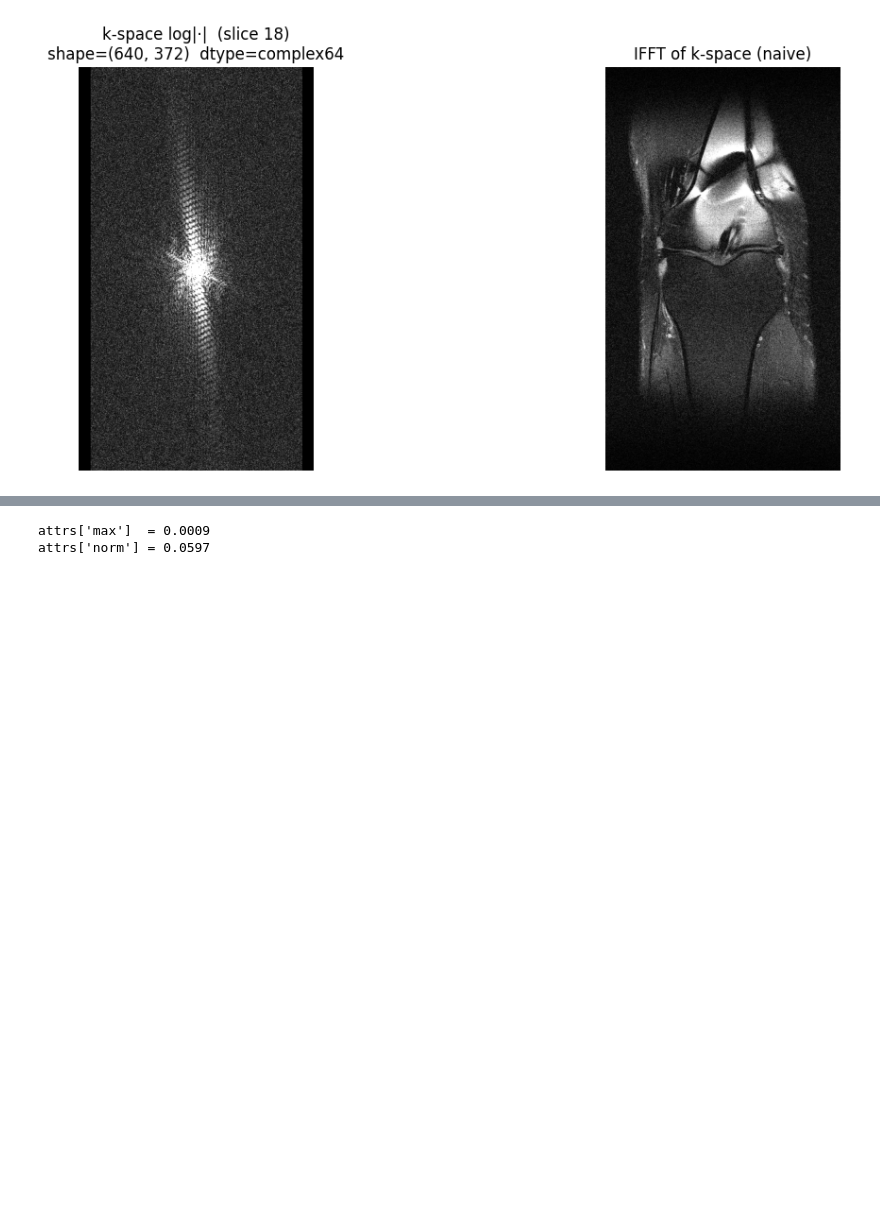
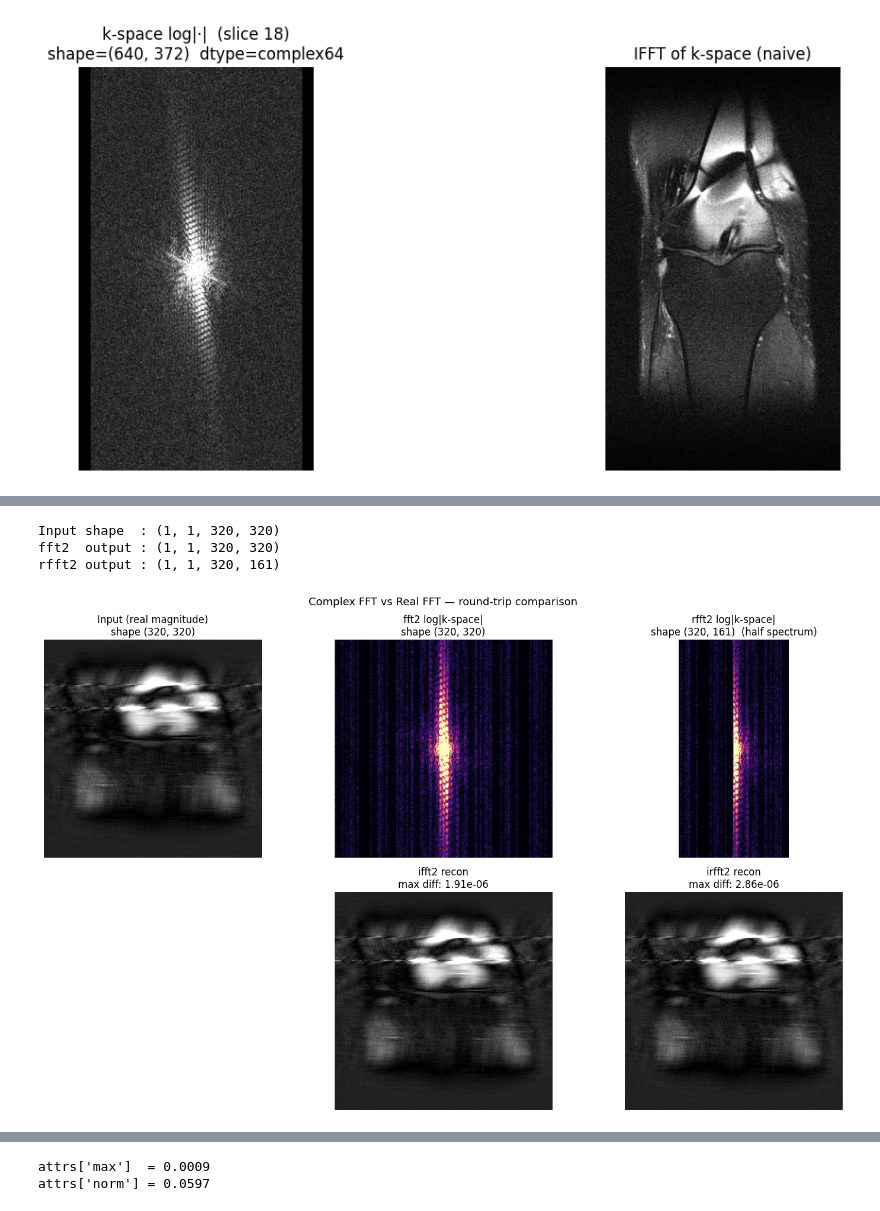
Before and after one commit to amlannag/MambaCS, a Jupyter notebook: notebooks/kspace_analysis.ipynb, the cells around one changed output, grey strips where cells are left out. Drawn from its saved outputs; the diff is of its cells as text; code cells hidden in the pictures; blank space fills up the shorter version.

```diff
--- a/notebooks/kspace_analysis.ipynb
+++ b/notebooks/kspace_analysis.ipynb
@@ -39,2 +128,68 @@ kspace : (36, 640, 372) complex64
+# %%
+import torch
+import numpy as np
+import matplotlib.pyplot as plt
+
+# Use the real magnitude image from image-domain pipeline
+real_img = im_input  # [1, 1, H, W] real tensor
+H, W = real_img.shape[-2], real_img.shape[-1]
+
+# Complex FFT (what we currently use)
+ks_complex = torch.fft.fftshift(
+    torch.fft.fft2(torch.fft.ifftshift(real_img, dim=(-2,-1)), norm='ortho', dim=(-2,-1)),
+    dim=(-2,-1)
+)  # [1, 1, H, W] complex — full spectrum
+
+# Real FFT
+ks_real = torch.fft.fftshift(
+    torch.fft.rfft2(torch.fft.ifftshift(real_img, dim=(-2,-1)), norm='ortho', dim=(-2,-1)),
+    dim=(-2,-1)
+)  # [1, 1, H, W//2+1] complex — half spectrum
+
+print(f"Input shape  : {tuple(real_img.shape)}")
+print(f"fft2  output : {tuple(ks_complex.shape)}")
+print(f"rfft2 output : {tuple(ks_real.shape)}")
+
+# Reconstruct back
+recon_complex = torch.abs(torch.fft.fftshift(
+    torch.fft.ifft2(torch.fft.ifftshift(ks_complex, dim=(-2,-1)), norm='ortho'),
+    dim=(-2,-1)
+)).squeeze()
+
+recon_real = torch.fft.fftshift(
+    torch.fft.irfft2(torch.fft.ifftshift(ks_real, dim=(-2,-1)), norm='ortho', s=(H, W)),
+    dim=(-2,-1)
+).squeeze()
+
+fig, axes = plt.subplots(2, 3, figsize=(15, 9))
+
+axes[0,0].imshow(norm(real_img.squeeze().numpy()), cmap='gray')
+axes[0,0].set_title(f"Input (real magnitude)\nshape {(H, W)}")
+
+axes[0,1].imshow(norm(np.log1p(ks_complex.abs().squeeze().numpy())), cmap='magma')
+axes[0,1].set_title(f"fft2 log|k-space|\nshape {tuple(ks_complex.shape[-2:])}")
+
+axes[0,2].imshow(norm(np.log1p(ks_real.abs().squeeze().numpy())), cmap='magma')
+axes[0,2].set_title(f"rfft2 log|k-space|\nshape {tuple(ks_real.shape[-2:])}  (half spectrum)")
+
+axes[1,0].set_visible(False)
+
+axes[1,1].imshow(norm(recon_complex.numpy()), cmap='gray')
+axes[1,1].set_title(f"ifft2 recon\nmax diff: {(recon_complex - real_img.squeeze()).abs().max():.2e}")
+
+axes[1,2].imshow(norm(recon_real.numpy()), cmap='gray')
+axes[1,2].set_title(f"irfft2 recon\nmax diff: {(recon_real - real_img.squeeze()).abs().max():.2e}")
+
+for ax in axes.flat:
+    ax.axis('off')
+
+plt.suptitle("Complex FFT vs Real FFT — round-trip comparison", fontsize=13)
+plt.tight_layout()
+plt.show()
+# %% [output]
+Input shape  : (1, 1, 320, 320)
+fft2  output : (1, 1, 320, 320)
+rfft2 output : (1, 1, 320, 161)
+[figure, added]
 # %%
 h, w = ks.shape  # 640, 372
```
Also changed, not shown: parts of 9 cells of this notebook, 8 other files.
